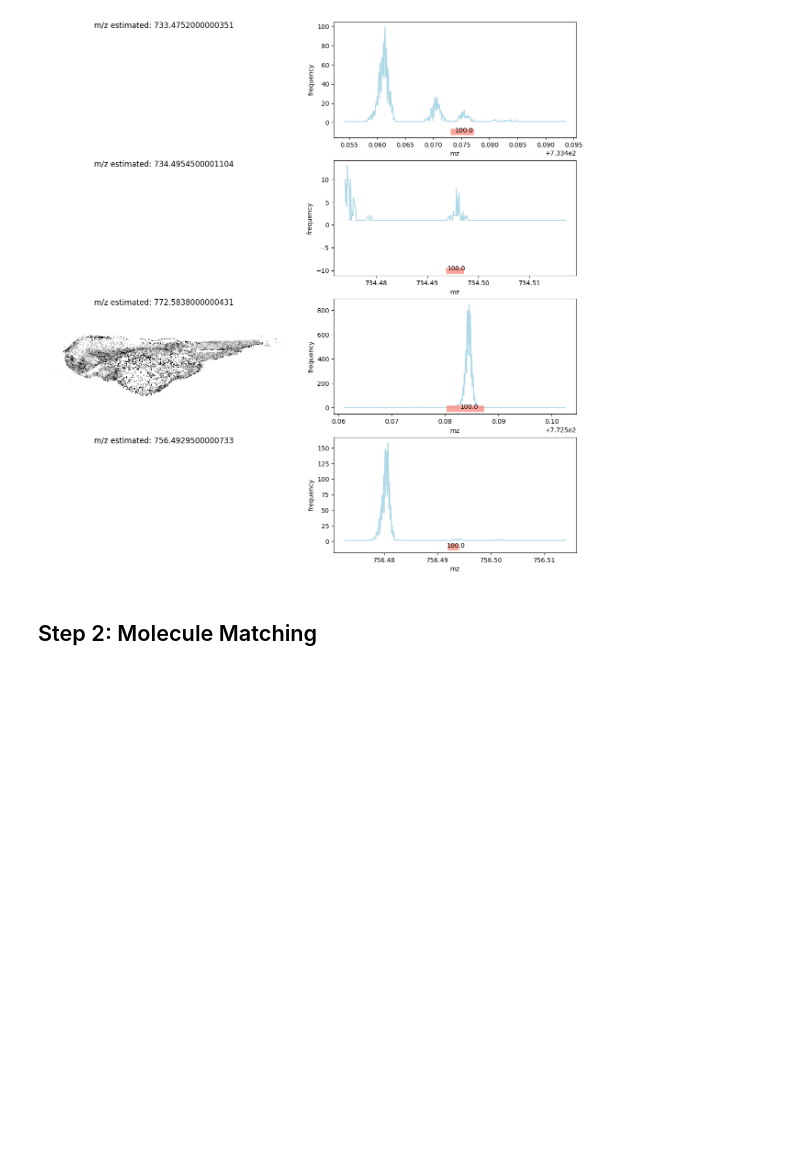
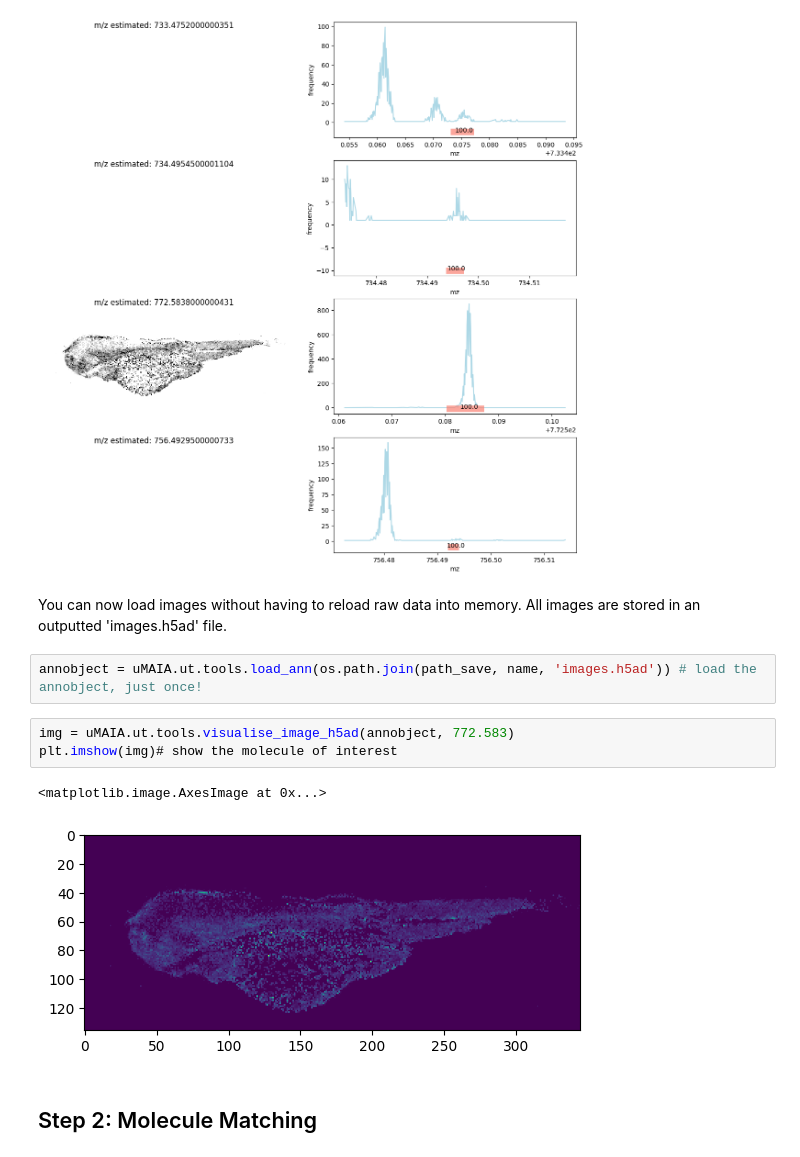
Before and after one commit to lamanno-epfl/uMAIA, a Jupyter notebook: uMAIA_tutorial.ipynb, the cells around one changed output. Saved outputs shown, nothing was run; the diff lists cells and outputs as text; blank space fills up the shorter version.

Commit message:
added pip installable dependencies for single cell data and anndata loader

```diff
--- a/uMAIA_tutorial.ipynb
+++ b/uMAIA_tutorial.ipynb
@@ -136,6 +146,16 @@ fig, mz_images = uMAIA.vis.image_mz(smz, df=df_ranges,
                             )
 # %% [output]
 [figure]
+# %% [markdown]
+You can now load images without having to reload raw data into memory. All images are stored in an outputted 'images.h5ad' file.
+# %%
+annobject = uMAIA.ut.tools.load_ann(os.path.join(path_save, name, 'images.h5ad')) # load the annobject, just once!
+# %%
+img = uMAIA.ut.tools.visualise_image_h5ad(annobject, 772.583)
+plt.imshow(img)# show the molecule of interest
+# %% [output]
+<matplotlib.image.AxesImage at 0x...>
+[figure, added]
 # %% [markdown]
 ## Step 2: Molecule Matching
 # %% [markdown]
```
Also changed, not shown: parts of 1 cell of this notebook, 3 other files.
